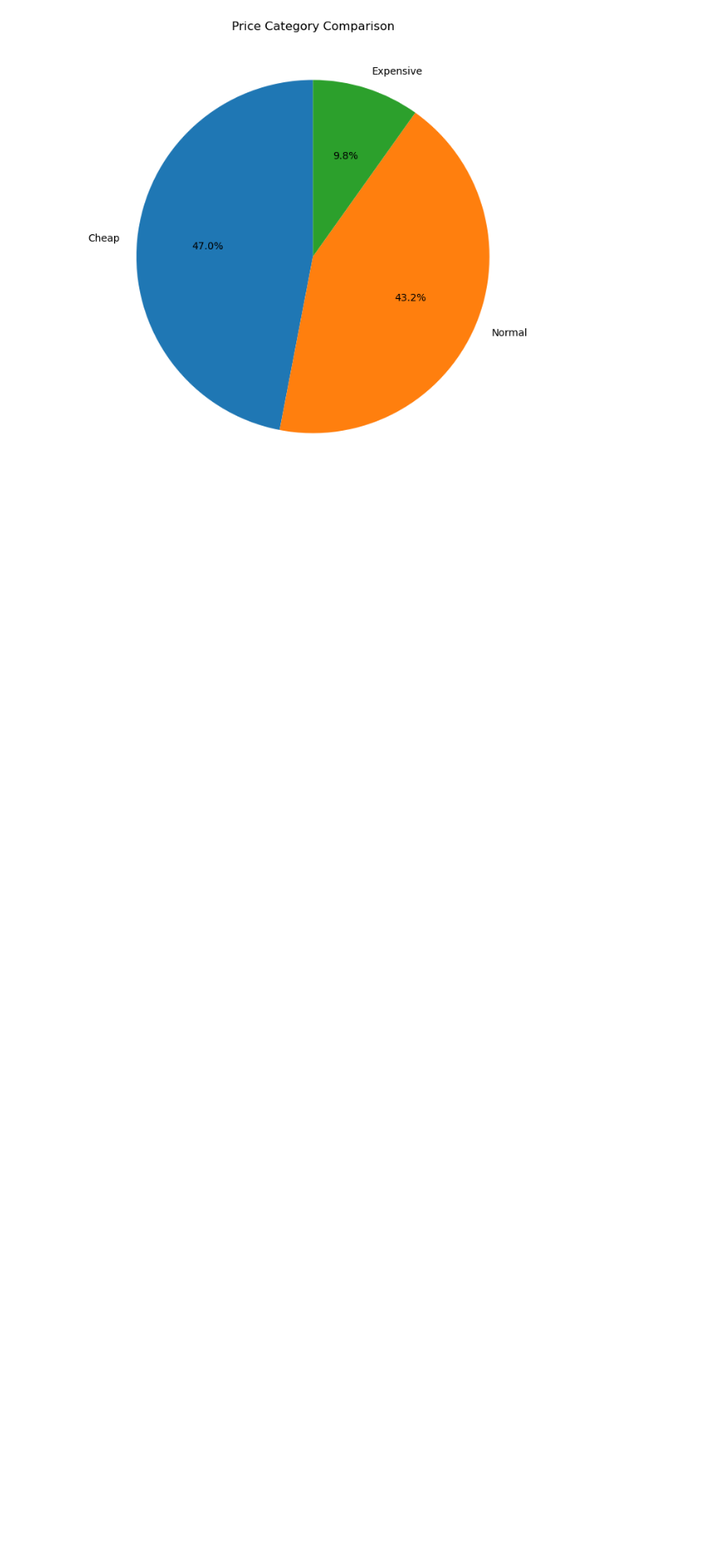
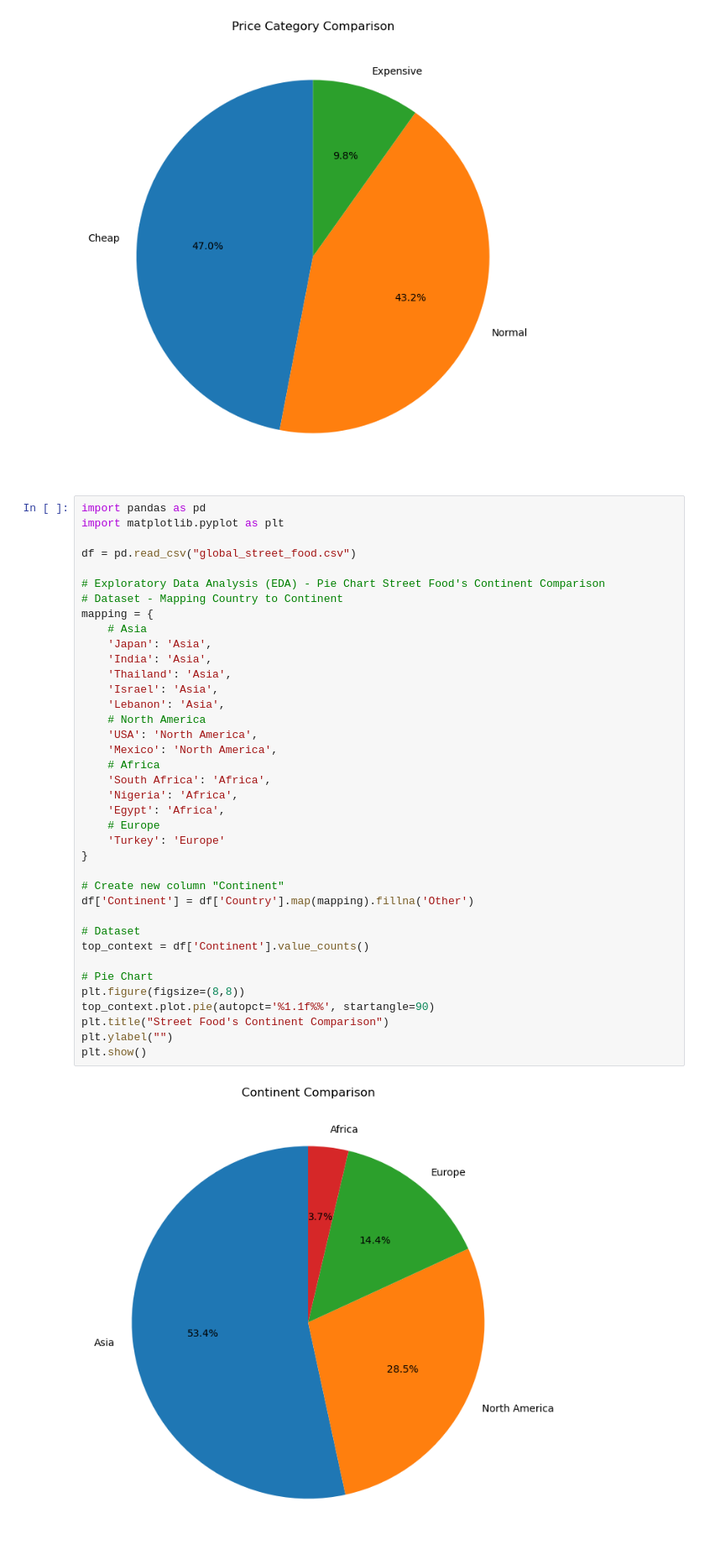
Before and after one commit to FlazeFy2/DS-Global_Street_Food_Dataset, a Jupyter notebook: exploratory data analysis-pie.ipynb, the cells around one changed output. Shown at 84% size. Saved outputs shown, nothing was run; the diff lists cells and outputs as text; blank space fills up the shorter version.

Commit message:
[DS] Exploratory Data Analysis (EDA) - Pie Chart Street Food's Continent Comparison

```diff
--- a/exploratory data analysis-pie.ipynb
+++ b/exploratory data analysis-pie.ipynb
@@ -41,3 +41,43 @@ plt.ylabel("")
 plt.show()
 # %% [output]
 [figure]
+# %%
+import pandas as pd
+import matplotlib.pyplot as plt
+
+df = pd.read_csv("global_street_food.csv")
+
+# Exploratory Data Analysis (EDA) - Pie Chart Street Food's Continent Comparison
+# Dataset - Mapping Country to Continent
+mapping = {
+    # Asia
+    'Japan': 'Asia',
+    'India': 'Asia',
+    'Thailand': 'Asia',
+    'Israel': 'Asia',
+    'Lebanon': 'Asia',
+    # North America
+    'USA': 'North America',
+    'Mexico': 'North America',
+    # Africa
+    'South Africa': 'Africa',
+    'Nigeria': 'Africa',
+    'Egypt': 'Africa',
+    # Europe
+    'Turkey': 'Europe'
+}
+
+# Create new column "Continent"
+df['Continent'] = df['Country'].map(mapping).fillna('Other')
+
+# Dataset
+top_context = df['Continent'].value_counts()
+
+# Pie Chart
+plt.figure(figsize=(8,8))
+top_context.plot.pie(autopct='%1.1f%%', startangle=90)
+plt.title("Street Food's Continent Comparison")
+plt.ylabel("")
+plt.show()
+# %% [output]
+[figure, added]
```
